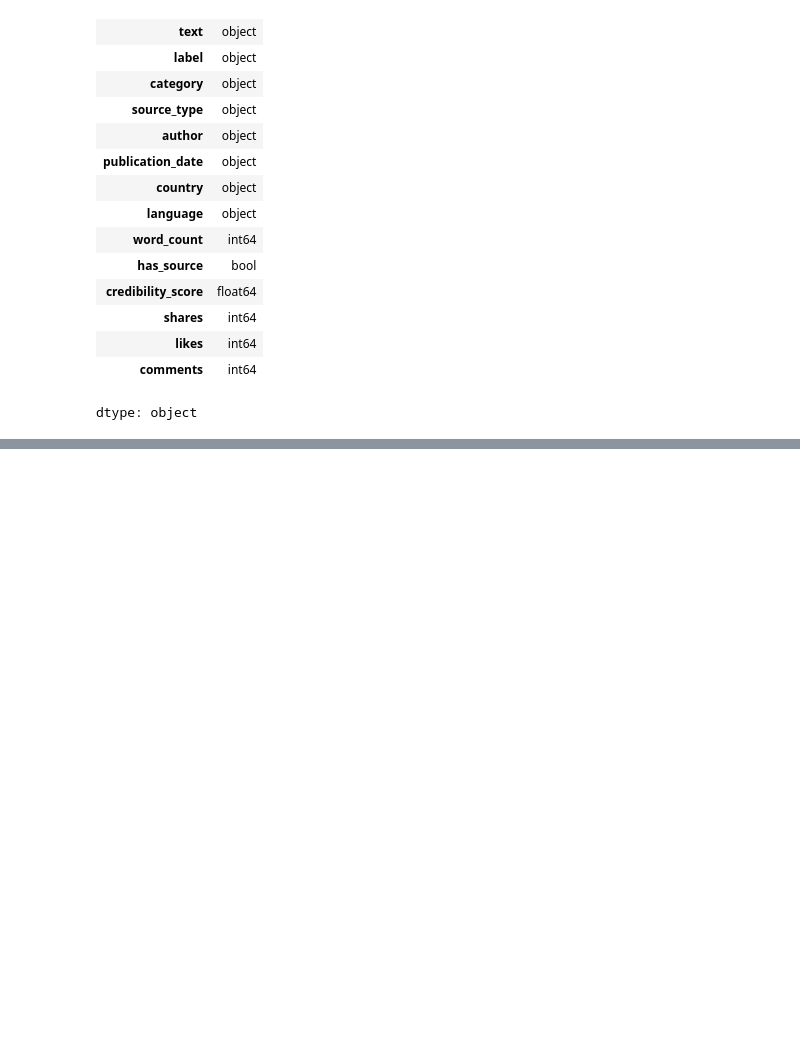
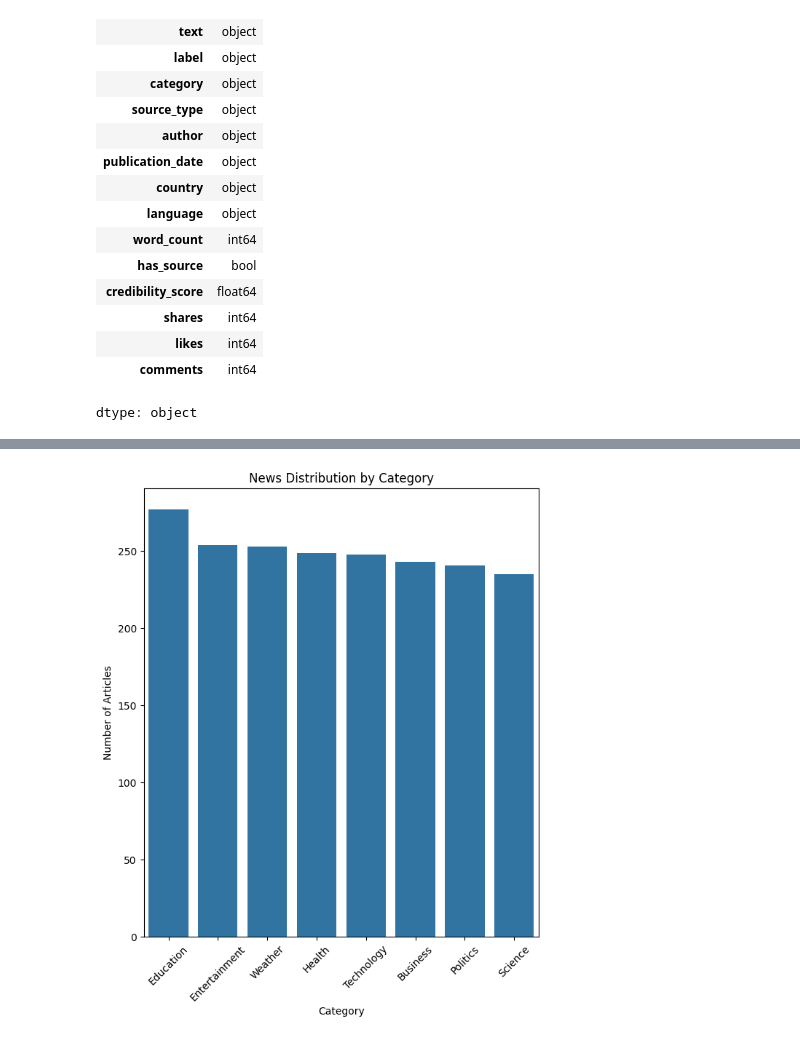
Before and after one commit to prachiandhale/The-Predictors, a Jupyter notebook: Model Train_1.ipynb, the cells around one changed output, grey strips where cells are left out. Cells and saved outputs as stored; diff of their text form; code cells hidden in the pictures; blank space fills up the shorter version.

```diff
--- a/Model Train_1.ipynb
+++ b/Model Train_1.ipynb
@@ -111,0 +121,12 @@ dtype: object
+# %%
+plt.figure(figsize=(7,8))
+sns.countplot(data=df,x="category",
+    order=df["category"].value_counts().index)
+
+plt.title("News Distribution by Category")
+plt.xlabel("Category")
+plt.ylabel("Number of Articles")
+plt.xticks(rotation=45)
+plt.show()
+# %% [output]
+[figure, added]
```
Also changed, not shown: parts of 3 cells of this notebook.
